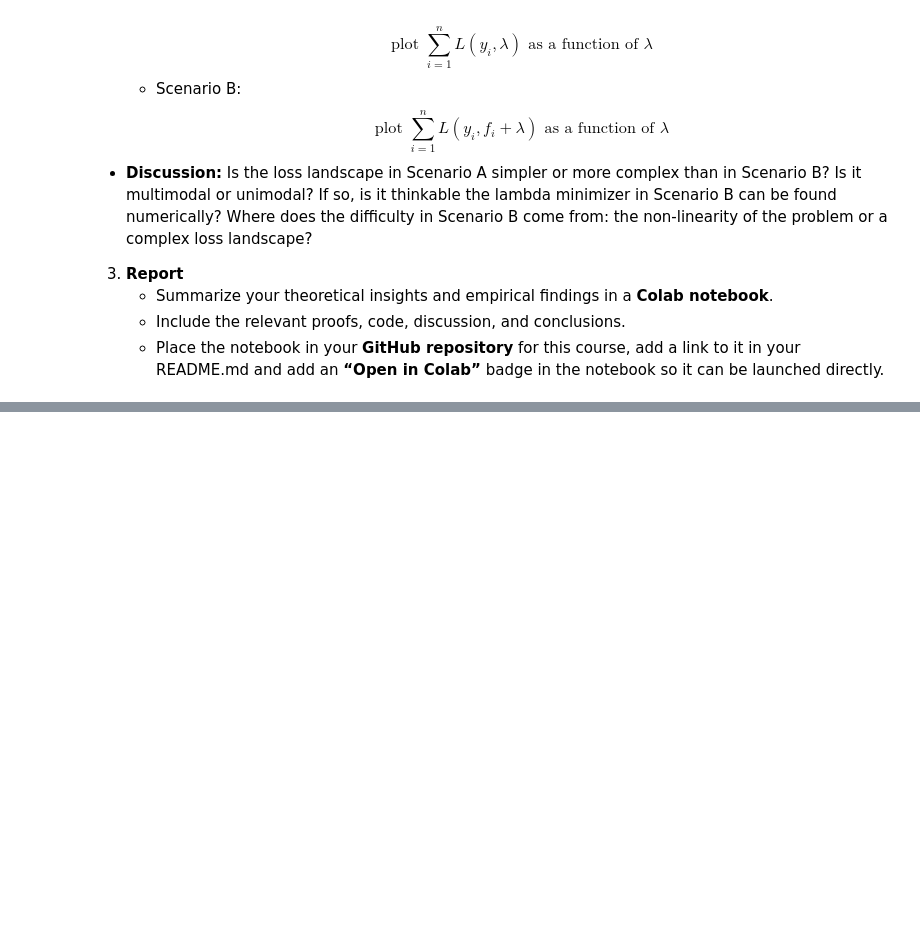
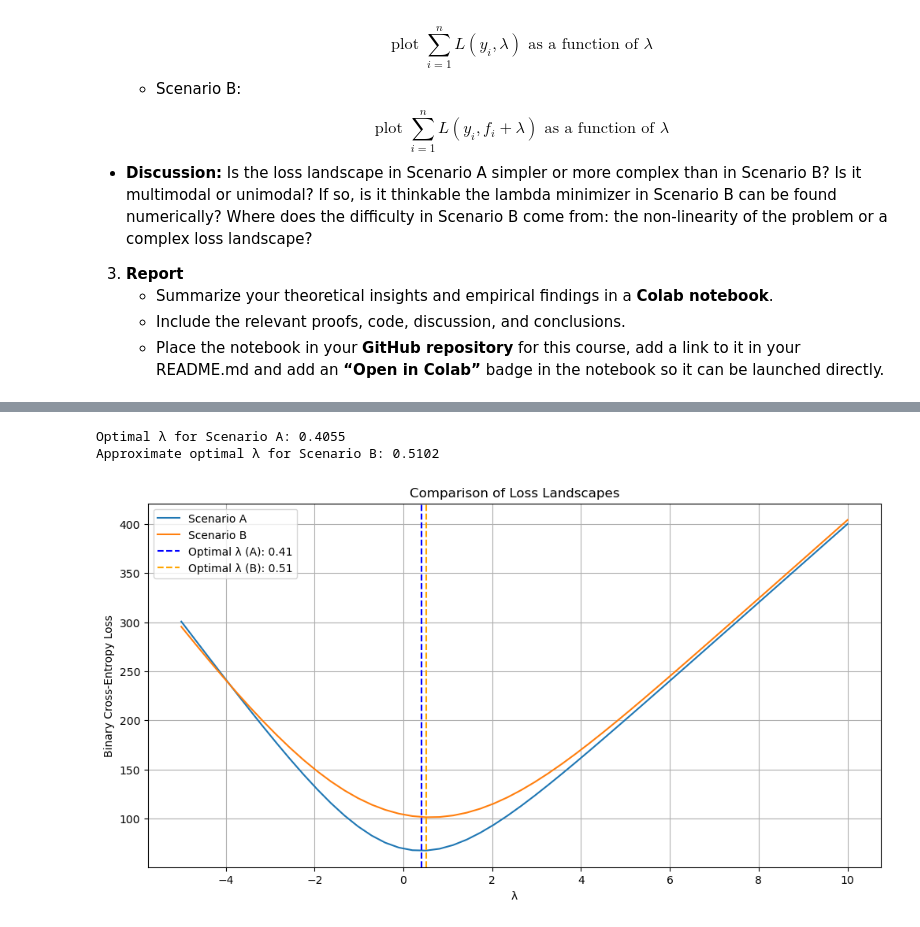
Before and after one commit to Bokocki/135UM-Homework, a Jupyter notebook: Homework07.ipynb, the cells around one changed output, grey strips where cells are left out. Saved outputs shown, nothing was run; the diff lists cells and outputs as text; code cells hidden in the pictures; blank space fills up the shorter version.

```diff
--- a/Homework07.ipynb
+++ b/Homework07.ipynb
@@ -109,0 +170,59 @@ In this assignment you will answer the following questions:
+# %%
+import numpy as np
+import matplotlib.pyplot as plt
+np.random.seed(42)
+
+def sigmoid(z):
+    return 1 / (1 + np.exp(-z))
+
+def binary_cross_entropy(y, z):
+    return - (y * np.log(sigmoid(z)) + (1-y) * np.log(1-sigmoid(z)))
+
+# Parameters
+n = 100
+m = 60  # number of ones
+k = 40  # number of zeros
+y = np.random.permutation(np.concatenate([np.ones(m), np.zeros(k)]))
+
+# Generate random f_i values
+f = np.random.normal(0, 2, n)
+
+# Lambda range for plotting
+lambda_vals = np.linspace(-5, 10, 50)
+
+# Scenario A
+loss_A = [np.sum(binary_cross_entropy(y, lam)) for lam in lambda_vals]
+
+# Scenario B
+loss_B = [np.sum(binary_cross_entropy(y, f + lam)) for lam in lambda_vals]
+
+# Find optimal lambda for Scenario A (analytical solution)
+optimal_lambda_A = np.log(m/k)
+print(f"Optimal λ for Scenario A: {optimal_lambda_A:.4f}")
+
+# Find optimal lambda for Scenario B (numerical approximation)
+min_idx = np.argmin(loss_B)
+optimal_lambda_B = lambda_vals[min_idx]
+print(f"Approximate optimal λ for Scenario B: {optimal_lambda_B:.4f}")
+
+# Plotting
+plt.figure(figsize=(12, 6))
+plt.plot(lambda_vals, loss_A, label='Scenario A')
+plt.plot(lambda_vals, loss_B, label='Scenario B')
+
+# Add vertical lines for optimal lambdas
+plt.axvline(x=optimal_lambda_A, color='blue', linestyle='--',
+            label=f'Optimal λ (A): {optimal_lambda_A:.2f}')
+plt.axvline(x=optimal_lambda_B, color='orange', linestyle='--',
+            label=f'Optimal λ (B): {optimal_lambda_B:.2f}')
+
+plt.xlabel('λ')
+plt.ylabel('Binary Cross-Entropy Loss')
+plt.title('Comparison of Loss Landscapes')
+plt.legend()
+plt.grid(True)
+plt.show()
+# %% [output]
+Optimal λ for Scenario A: 0.4055
+Approximate optimal λ for Scenario B: 0.5102
+[figure, added]
```
Also changed, not shown: parts of 1 cell of this notebook.
